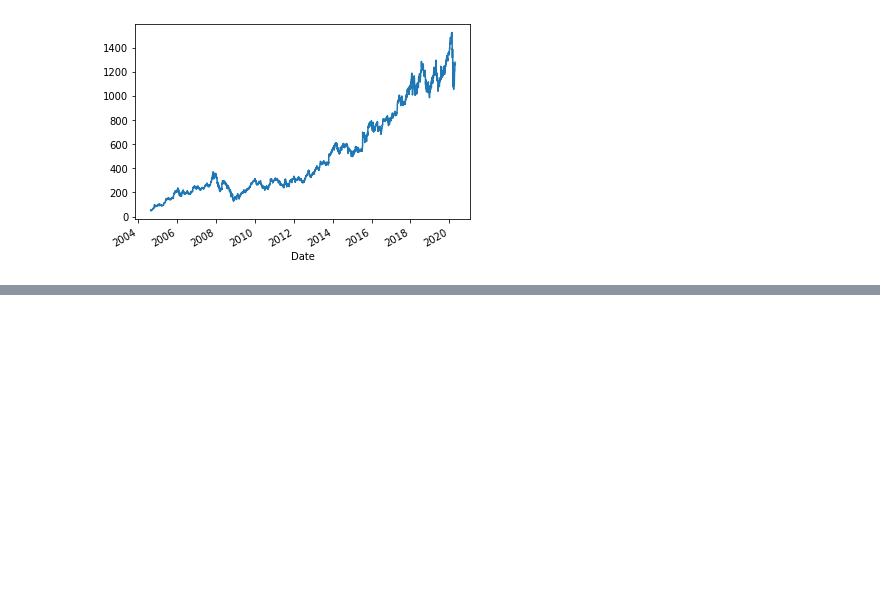
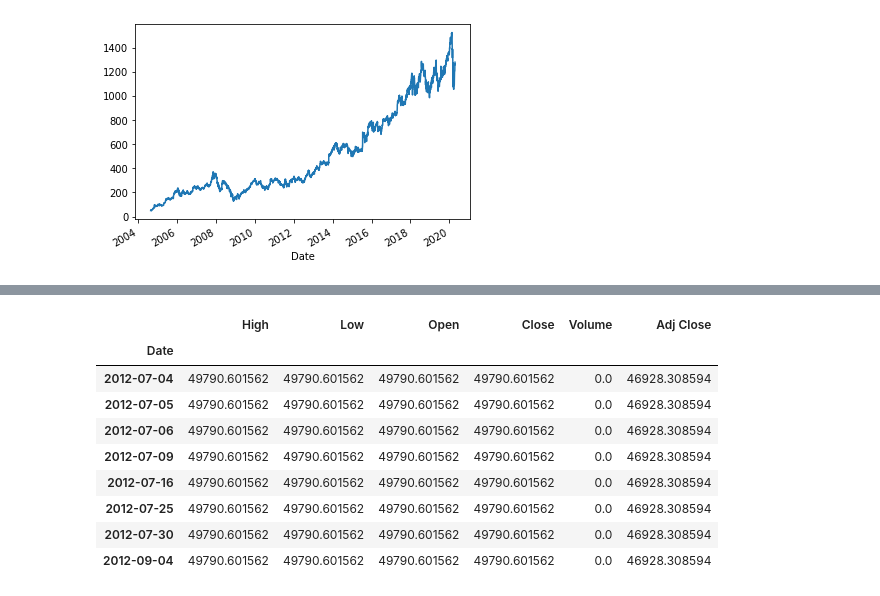
Before and after one commit to Myeongjoon/GoogleSummerOfCode2020, a Jupyter notebook: finance_data.ipynb, the cells around one changed output, grey strips where cells are left out. Saved outputs shown, nothing was run; the diff lists cells and outputs as text; code cells hidden in the pictures; blank space fills up the shorter version.

```diff
--- a/finance_data.ipynb
+++ b/finance_data.ipynb
@@ -30,0 +55,13 @@ google_data['Close'].plot()
+# %%
+macq[macq['Close'] > 40000]
+# %% [output]
+|  | High | Low | Open | Close | Volume | Adj Close |
+| Date |  |  |  |  |  |  |
+| 2012-07-04 | 49790.601562 | 49790.601562 | 49790.601562 | 49790.601562 | 0.0 | 46928.308594 |
+| 2012-07-05 | 49790.601562 | 49790.601562 | 49790.601562 | 49790.601562 | 0.0 | 46928.308594 |
+| 2012-07-06 | 49790.601562 | 49790.601562 | 49790.601562 | 49790.601562 | 0.0 | 46928.308594 |
+| 2012-07-09 | 49790.601562 | 49790.601562 | 49790.601562 | 49790.601562 | 0.0 | 46928.308594 |
+| 2012-07-16 | 49790.601562 | 49790.601562 | 49790.601562 | 49790.601562 | 0.0 | 46928.308594 |
+| 2012-07-25 | 49790.601562 | 49790.601562 | 49790.601562 | 49790.601562 | 0.0 | 46928.308594 |
+| 2012-07-30 | 49790.601562 | 49790.601562 | 49790.601562 | 49790.601562 | 0.0 | 46928.308594 |
+| 2012-09-04 | 49790.601562 | 49790.601562 | 49790.601562 | 49790.601562 | 0.0 | 46928.308594 |
```
Also changed, not shown: parts of 5 cells of this notebook.
